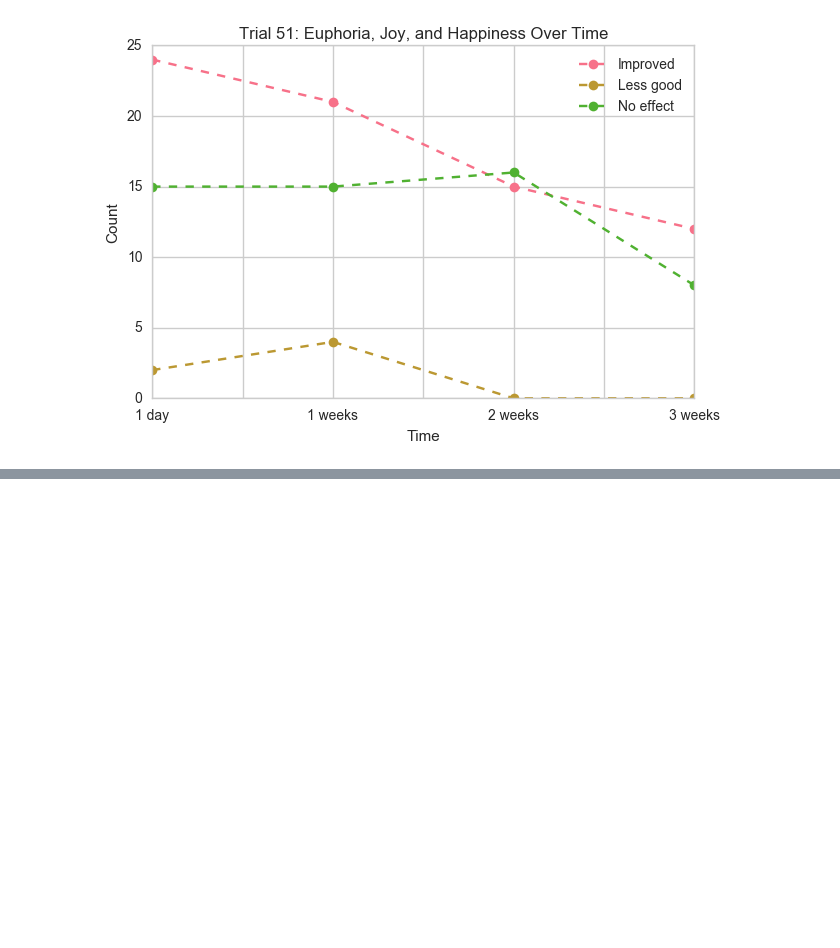
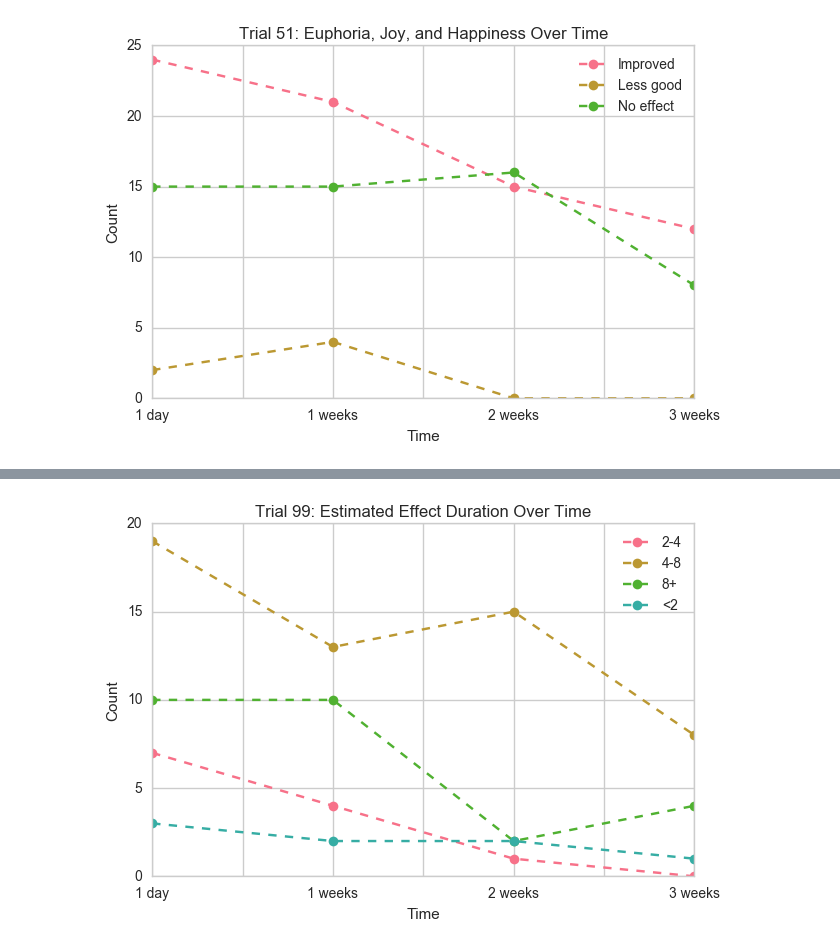
Before and after one commit to s-leung/NootropicProject, a Jupyter notebook: EDA.ipynb, the cells around one changed output, grey strips where cells are left out. Drawn from its saved outputs; the diff is of its cells as text; code cells hidden in the pictures; blank space fills up the shorter version.

```diff
--- a/EDA.ipynb
+++ b/EDA.ipynb
@@ -1153,0 +1222,4 @@ OT_plot(df_51, 'Euphoria_Joy_Happiness', 'Trial 51: Euphoria, Joy, and Happiness
+# %%
+OT_plot(df_99, 'Estimated_Effect_Duration', 'Trial 99: Estimated Effect Duration')
+# %% [output]
+[figure, added]
```
Also changed, not shown: parts of 9 cells of this notebook, 1 other file.
